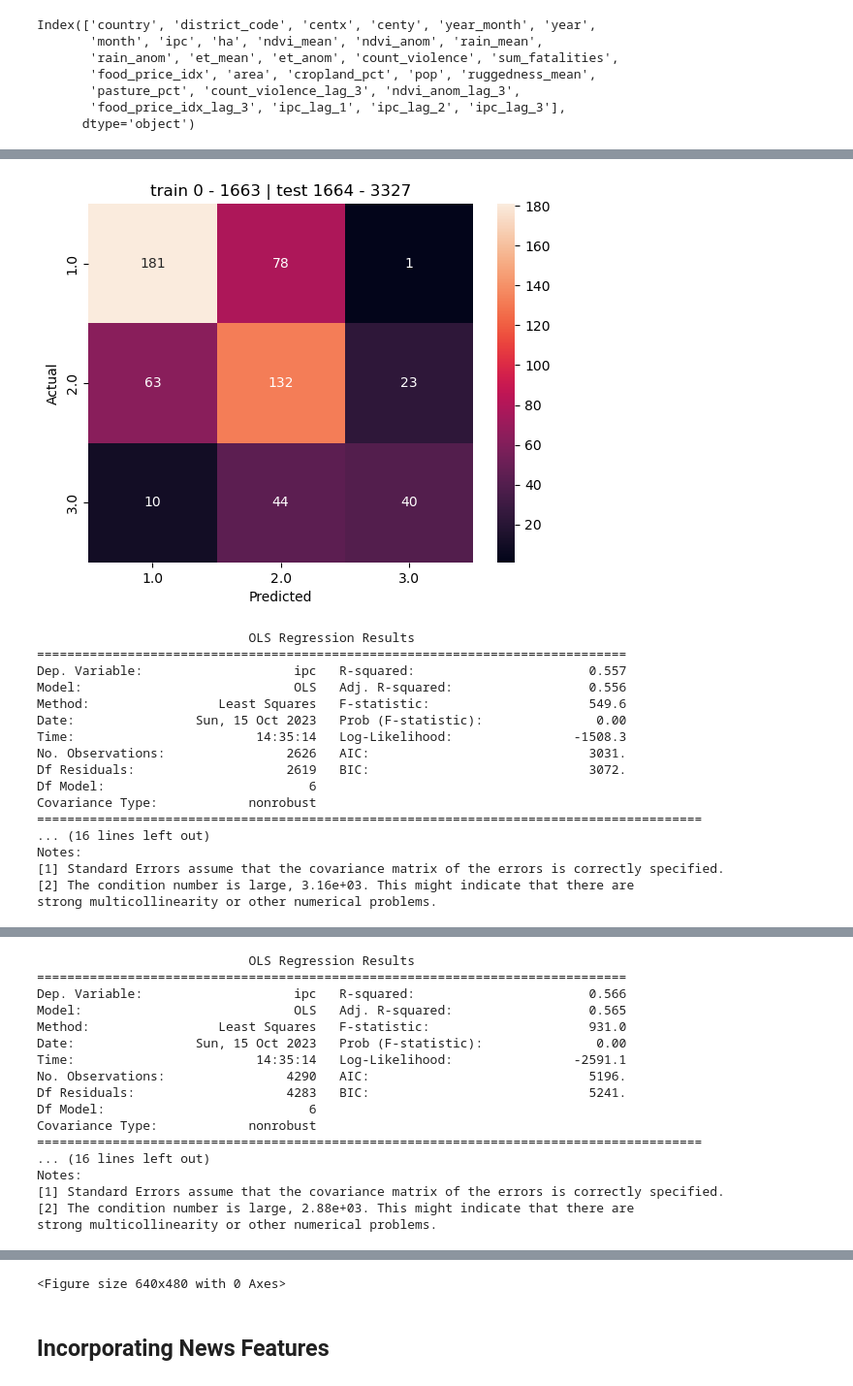
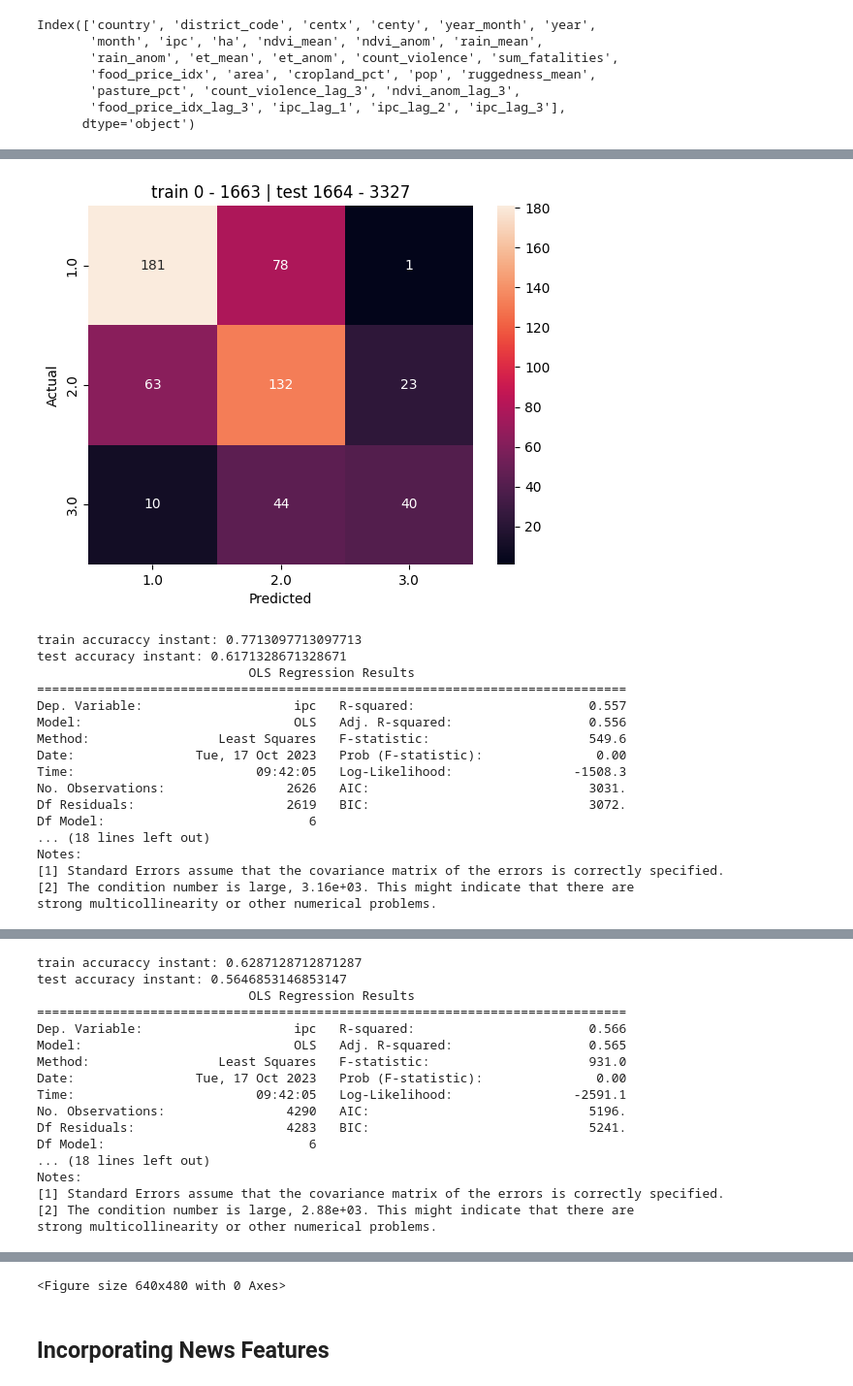
Before and after one commit to GielJW/JBG060-DC3-23-24-public, a Jupyter notebook: predictions.ipynb, the cells around one changed output, grey strips where cells are left out. Shown at 97% size. Drawn from its saved outputs; the diff is of its cells as text; code cells hidden in the pictures.

```diff
--- a/predictions.ipynb
+++ b/predictions.ipynb
@@ -210,11 +227,14 @@ for train_index, val_index in cv.split(X): # Loop over the different training-te
     # Calculate accuraccy
     train_correct = ((results.predict(X_train).round()==y_train['ipc']).sum()) # ammount of correct train predictions
     test_correct = ((y_pred.round()==y_val['ipc']).sum()) # ammount of correct test predictions
+    train_values_count = len(y_train['ipc'])-results.predict(X_train).round().isna().sum() # train values contain NaNs, so to calculate what values have been predicted we need to subtract the number of NaNs from the total number of values
     test_values_count = len(y_val['ipc'])-y_val['ipc'].isna().sum() # test values contain NaNs, so to calculate what values have been predicted we need to subtract the number of NaNs from the total number of values
 
     # Append accuraccy to respective lists
-    train_accuraccy.append(train_correct/len(y_train['ipc']))
+    train_accuraccy.append(train_correct/train_values_count)
     test_accuraccy.append(test_correct/test_values_count)
+    print(f"train accuraccy instant: {train_correct/train_values_count}")
+    print(f"test accuracy instant: {test_correct/test_values_count}")
 
 print(f"Mean MAE: {np.mean(mae_values):.2f}") # Print MAE
 print(f"Mean R2: {np.mean(r2_values):.2f}") # Print R2
@@ -231,27 +251,27 @@ Time:                        14:35:13   Log-Likelihood:                -298.28
 No. Observations:                 962   AIC:                             610.6
 Df Residuals:                     955   BIC:                             644.6
 Df Model:                           6
 Covariance Type:            nonrobust
 ========================================================================================
 ... (16 lines left out)
 Notes:
 [1] Standard Errors assume that the covariance matrix of the errors is correctly specified.
 [2] The condition number is large, 8.31e+03. This might indicate that there are
 strong multicollinearity or other numerical problems.
-[figure, old version]
+[figure, new version]
+train accuraccy instant: 0.7713097713097713
+test accuracy instant: 0.6171328671328671
                             OLS Regression Results
 ==============================================================================
 Dep. Variable:                    ipc   R-squared:                       0.557
 Model:                            OLS   Adj. R-squared:                  0.556
 Method:                 Least Squares   F-statistic:                     549.6
-Date:                Sun, 15 Oct 2023   Prob (F-statistic):               0.00
-Time:                        14:35:14   Log-Likelihood:                -1508.3
+Date:                Tue, 17 Oct 2023   Prob (F-statistic):               0.00
+Time:                        09:42:05   Log-Likelihood:                -1508.3
 No. Observations:                2626   AIC:                             3031.
 Df Residuals:                    2619   BIC:                             3072.
 Df Model:                           6
-Covariance Type:            nonrobust
-========================================================================================
-... (16 lines left out)
+... (18 lines left out)
 Notes:
 [1] Standard Errors assume that the covariance matrix of the errors is correctly specified.
 [2] The condition number is large, 3.16e+03. This might indicate that there are
@@ -260,16 +280,16 @@ strong multicollinearity or other numerical problems.
+train accuraccy instant: 0.6287128712871287
+test accuracy instant: 0.5646853146853147
                             OLS Regression Results
 ==============================================================================
 Dep. Variable:                    ipc   R-squared:                       0.566
 Model:                            OLS   Adj. R-squared:                  0.565
 Method:                 Least Squares   F-statistic:                     931.0
-Date:                Sun, 15 Oct 2023   Prob (F-statistic):               0.00
-Time:                        14:35:14   Log-Likelihood:                -2591.1
+Date:                Tue, 17 Oct 2023   Prob (F-statistic):               0.00
+Time:                        09:42:05   Log-Likelihood:                -2591.1
 No. Observations:                4290   AIC:                             5196.
 Df Residuals:                    4283   BIC:                             5241.
 Df Model:                           6
-Covariance Type:            nonrobust
-========================================================================================
-... (16 lines left out)
+... (18 lines left out)
 Notes:
 [1] Standard Errors assume that the covariance matrix of the errors is correctly specified.
 [2] The condition number is large, 2.88e+03. This might indicate that there are
```
Also changed, not shown: parts of 52 cells of this notebook, 1 other file.
